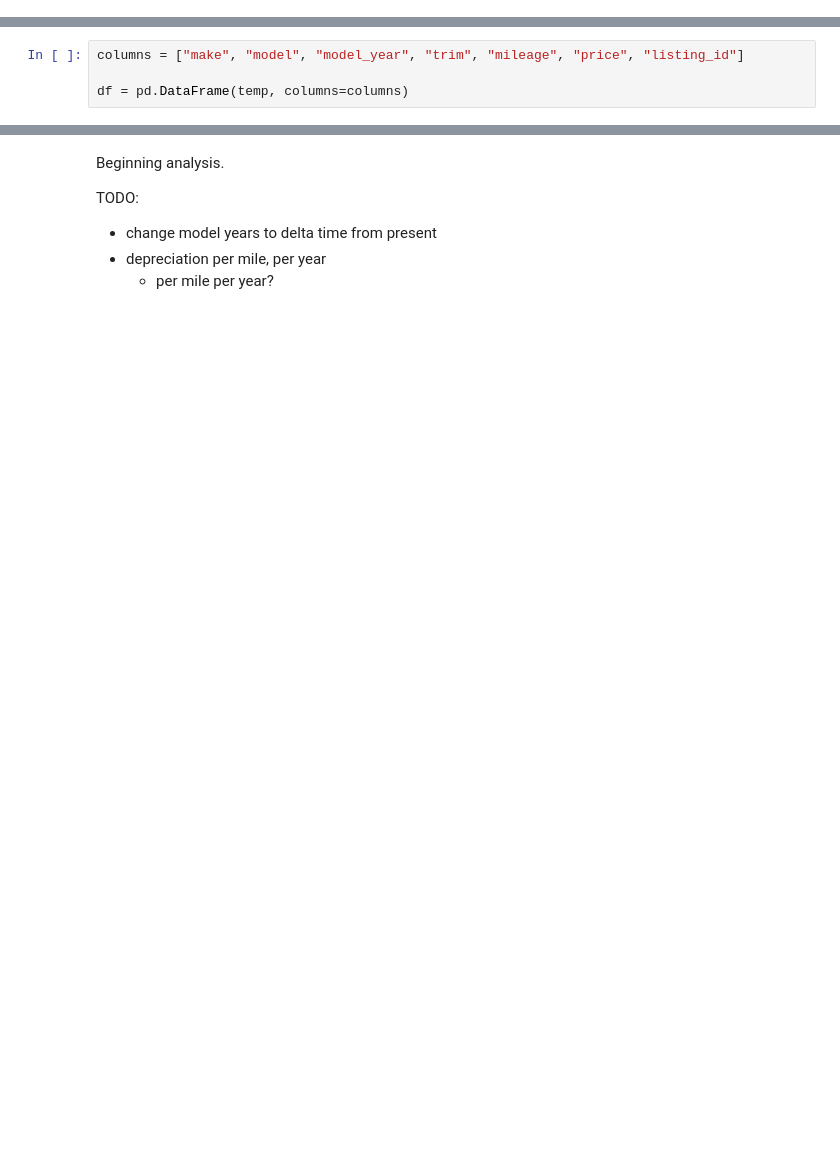
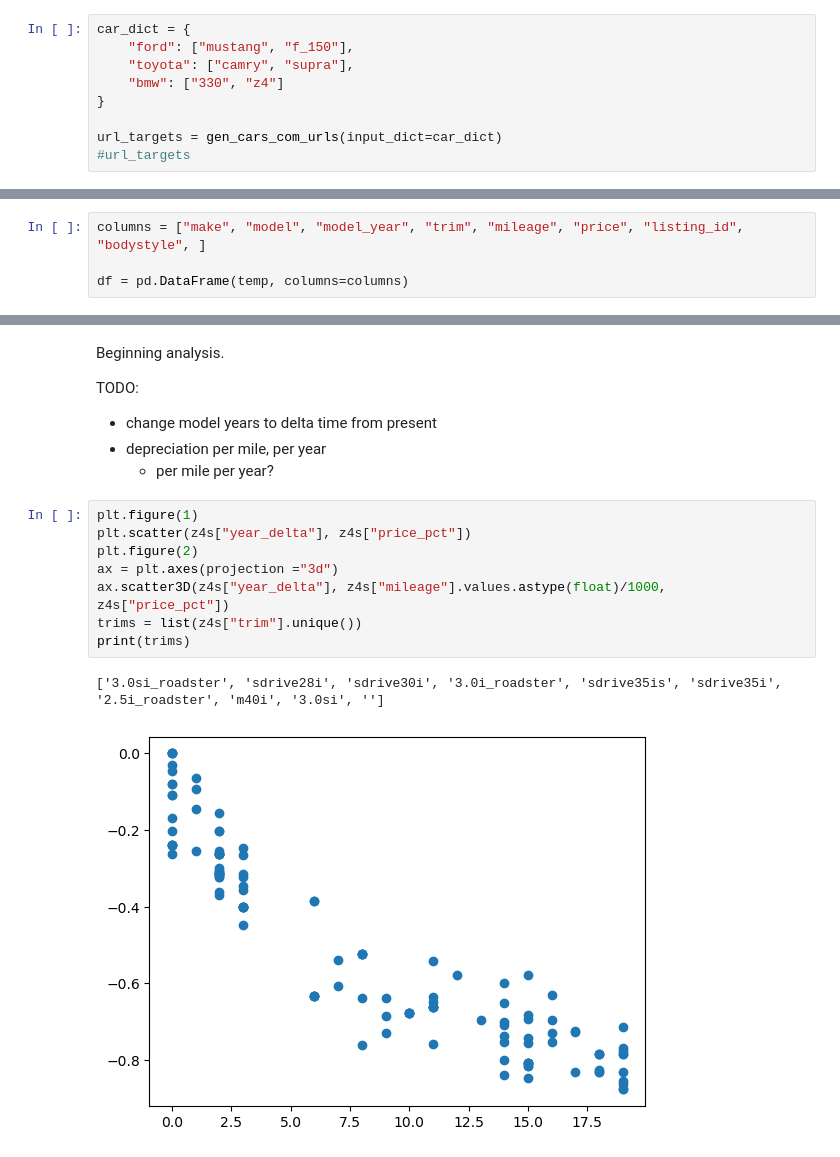
Before and after one commit to wujorgen/DataDrift, a Jupyter notebook: BLUESKY/analysis.ipynb, the cells around one changed output, grey strips where cells are left out. Drawn from its saved outputs; the diff is of its cells as text; blank space fills up the shorter version.

```diff
--- a/BLUESKY/analysis.ipynb
+++ b/BLUESKY/analysis.ipynb
@@ -23,8 +18,17 @@ url_targets = gen_cars_com_urls(makes=makes,models=models)
+# %%
+car_dict = {
+    "ford": ["mustang", "f_150"],
+    "toyota": ["camry", "supra"],
+    "bmw": ["330", "z4"]
+}
+
+url_targets = gen_cars_com_urls(input_dict=car_dict)
+#url_targets
 # %%
 temp = scrape_data_payload(url_targets)
 # %% [markdown]
 Processing the scraped data
 # %%
-columns = ["make", "model", "model_year", "trim", "mileage", "price", "listing_id"]
+columns = ["make", "model", "model_year", "trim", "mileage", "price", "listing_id", "bodystyle", ]
 
 df = pd.DataFrame(temp, columns=columns)
@@ -53,3 +77,14 @@ TODO:
 - change model years to delta time from present
 - depreciation per mile, per year
     - per mile per year?
+# %%
+plt.figure(1)
+plt.scatter(z4s["year_delta"], z4s["price_pct"])
+plt.figure(2)
+ax = plt.axes(projection ="3d")
+ax.scatter3D(z4s["year_delta"], z4s["mileage"].values.astype(float)/1000, z4s["price_pct"])
+trims = list(z4s["trim"].unique())
+print(trims)
+# %% [output]
+['3.0si_roadster', 'sdrive28i', 'sdrive30i', '3.0i_roadster', 'sdrive35is', 'sdrive35i', '2.5i_roadster', 'm40i', '3.0si', '']
+[figure, added]
```
Also changed, not shown: parts of 5 cells of this notebook, 5 other files.
